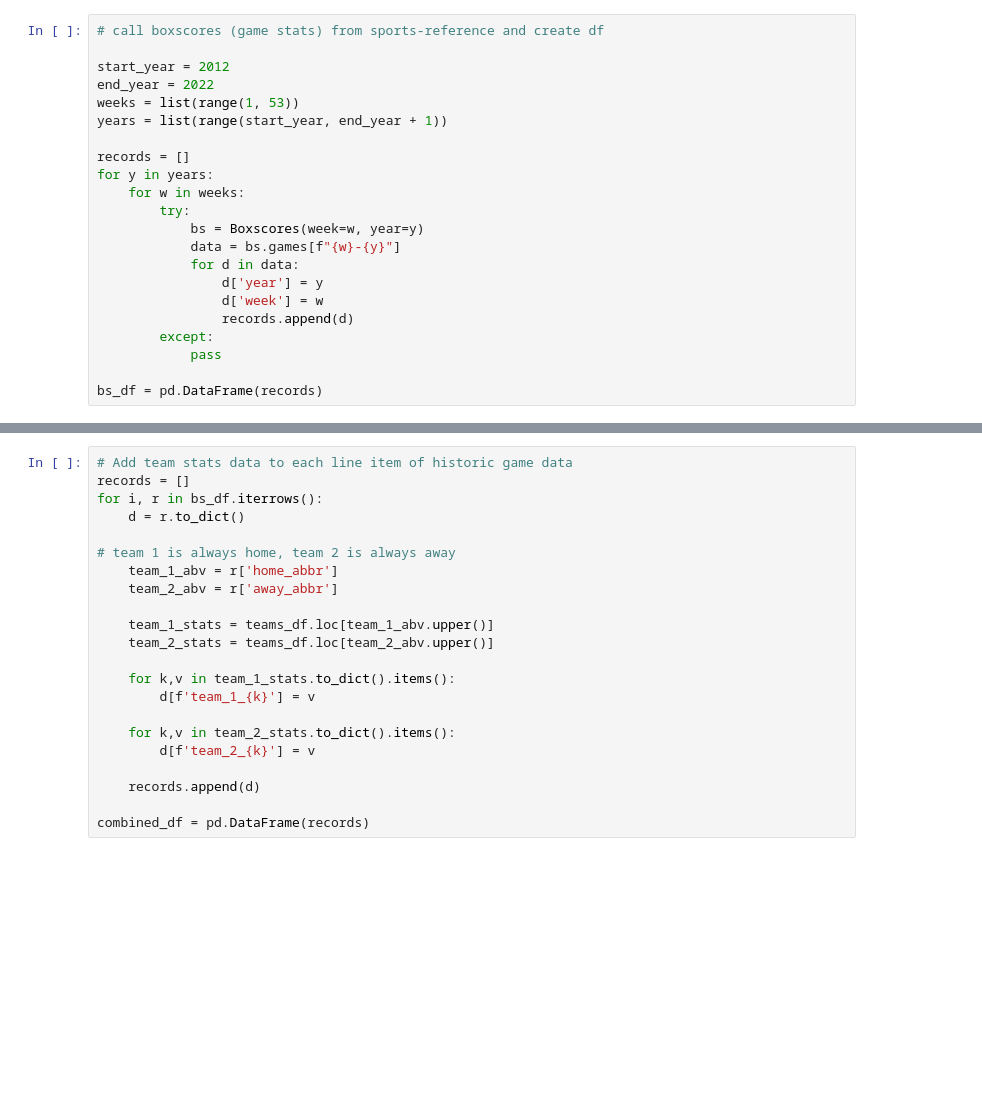
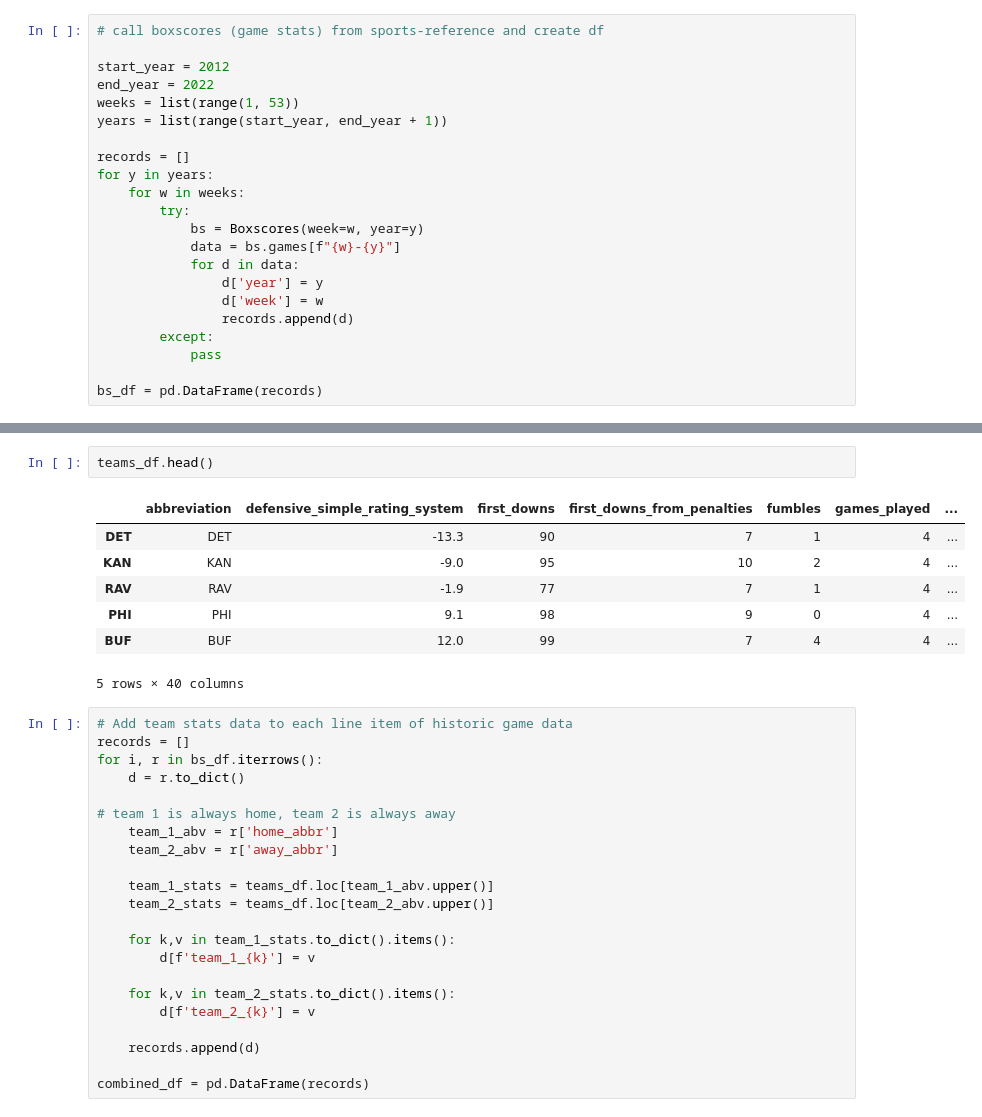
Before and after one commit to dgriff06/NFL-Betting-With-Data-Science, a Jupyter notebook: Team_Stats_Game_Stats_Combined_DF.ipynb, the cells around one changed output, grey strips where cells are left out. Cells and saved outputs as stored; diff of their text form; blank space fills up the shorter version.

```diff
--- a/Team_Stats_Game_Stats_Combined_DF.ipynb
+++ b/Team_Stats_Game_Stats_Combined_DF.ipynb
@@ -65,4 +66,14 @@ yards_per_play                                 6.9
 Name: RAV, dtype: object
+# %%
+teams_df.head()
+# %% [output]
+|  | abbreviation | defensive_simple_rating_system | first_downs | first_downs_from_penalties | fumbles | games_played | ... |
+| DET | DET | -13.3 | 90 | 7 | 1 | 4 | ... |
+| KAN | KAN | -9.0 | 95 | 10 | 2 | 4 | ... |
+| RAV | RAV | -1.9 | 77 | 7 | 1 | 4 | ... |
+| PHI | PHI | 9.1 | 98 | 9 | 0 | 4 | ... |
+| BUF | BUF | 12.0 | 99 | 7 | 4 | 4 | ... |
+5 rows × 40 columns
 # %%
 # Add team stats data to each line item of historic game data
 records = []
```
Also changed, not shown: parts of 9 cells of this notebook, 3 other files.
